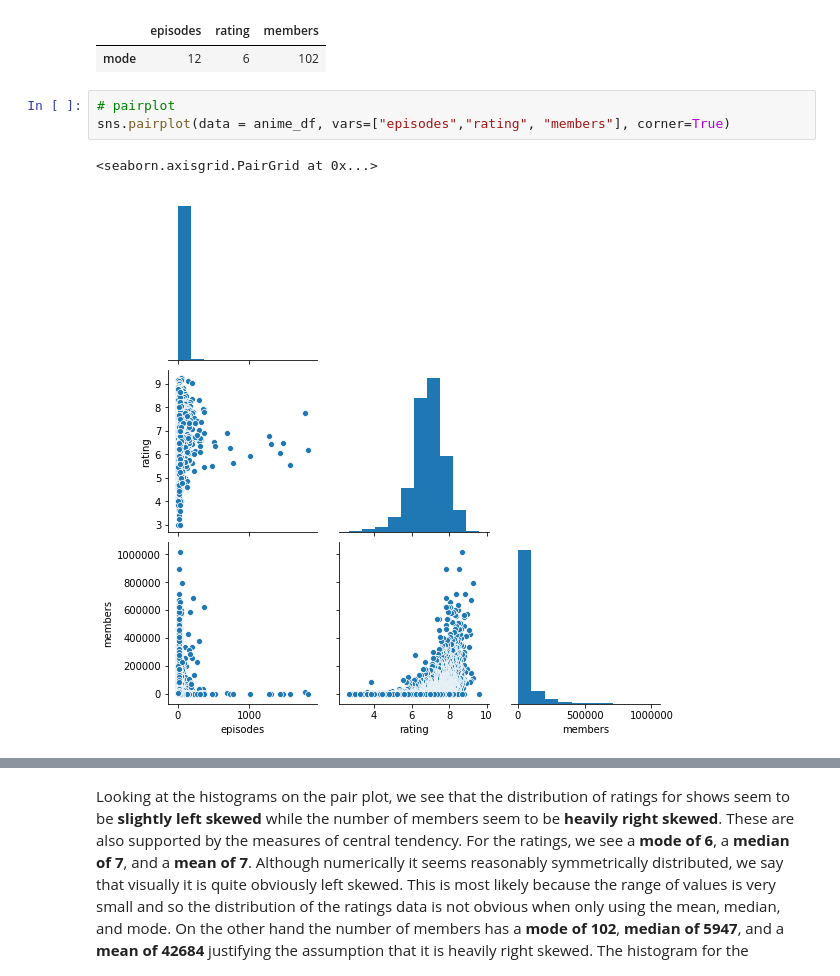
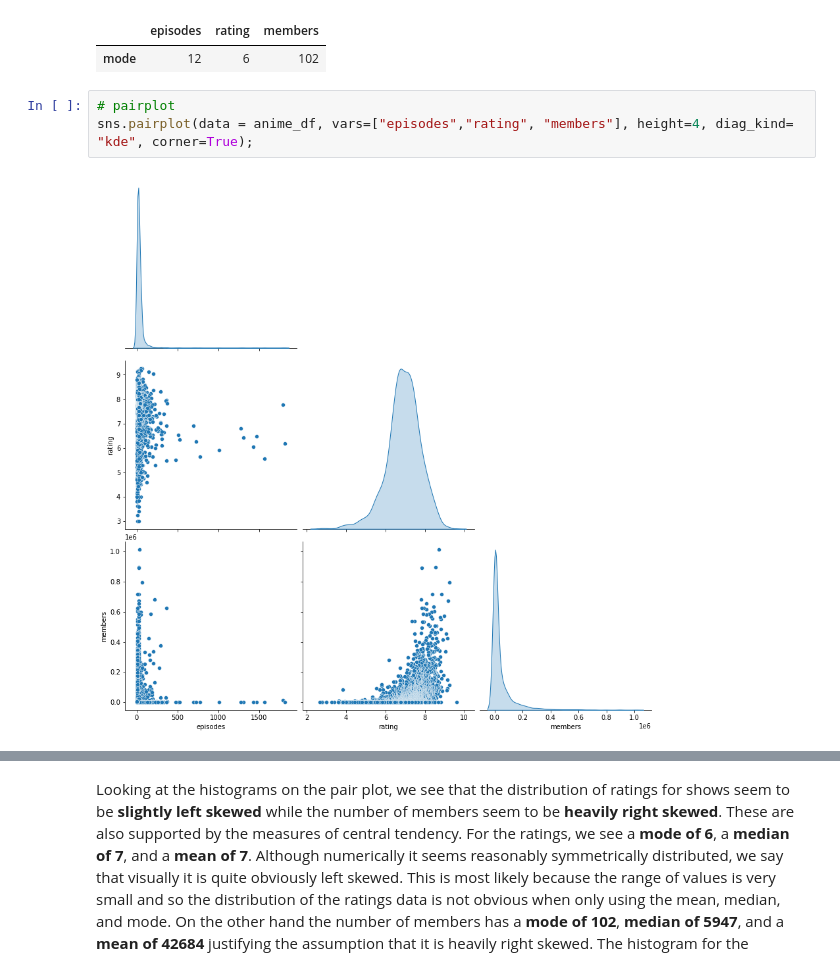
Before and after one commit to Zenoix/Anime-Recommendations, a Jupyter notebook: Exploratory Data Analysis.ipynb, the cells around one changed output, grey strips where cells are left out. Saved outputs shown, nothing was run; the diff lists cells and outputs as text.

Commit message:
Modified plots

```diff
--- a/Exploratory Data Analysis.ipynb
+++ b/Exploratory Data Analysis.ipynb
@@ -60,9 +44,8 @@ mode.rename(index={0: "mode"})
 | mode | 12 | 6 | 102 |
 # %%
 # pairplot
-sns.pairplot(data = anime_df, vars=["episodes","rating", "members"], corner=True)
+sns.pairplot(data = anime_df, vars=["episodes","rating", "members"], height=4, diag_kind= "kde", corner=True);
 # %% [output]
-<seaborn.axisgrid.PairGrid at 0x...>
-[figure, old version]
+[figure, new version]
 # %%
 #boxplot of number of episodes
```
Also changed, not shown: parts of 4 cells of this notebook.
